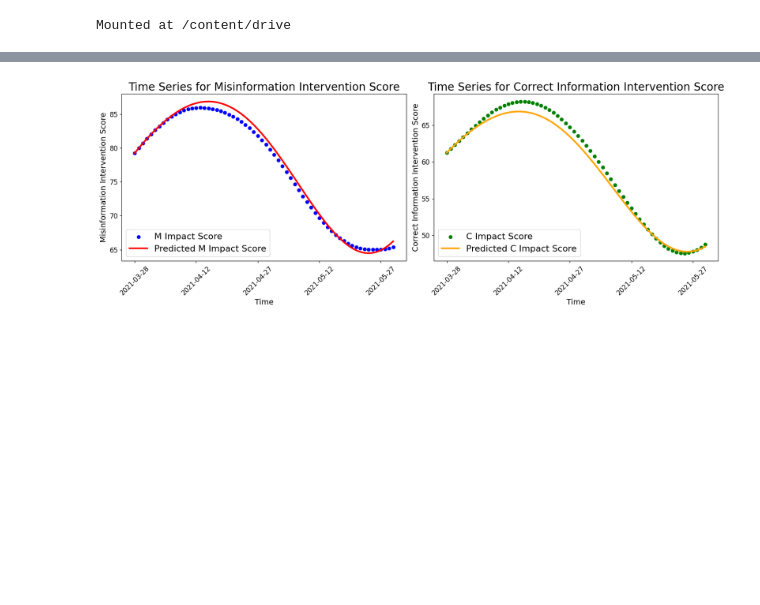
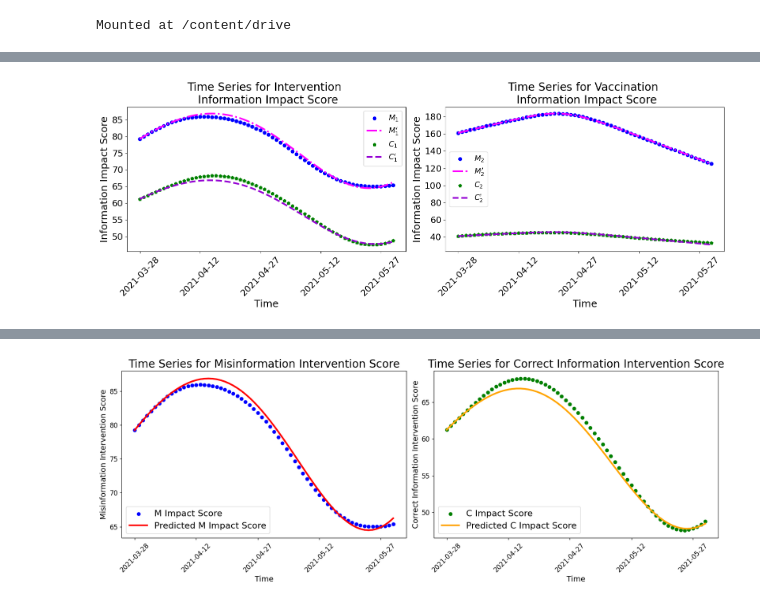
Before and after one commit to Nancy-Shi/Misinformation_DNN_Model, a Jupyter notebook: Plot_Beta_and_Nu_Series_First_Wave.ipynb, the cells around one changed output, grey strips where cells are left out. Cells and saved outputs as stored; diff of their text form; code cells hidden in the pictures; blank space fills up the shorter version.

```diff
--- a/Plot_Beta_and_Nu_Series_First_Wave.ipynb
+++ b/Plot_Beta_and_Nu_Series_First_Wave.ipynb
@@ -44,3 +45,37 @@ plt.show()
+# %%
+plt.figure(figsize=(16, 6))
+
+# First subplot: Intervention Information
+plt.subplot(1, 2, 1)
+plt.scatter(df2["date"], df2["MScoreInter"], color="blue", marker='o', label=r'$M_1$')
+plt.plot(df2["date"], df2["PredMScoreInter"], linewidth=3, linestyle = "-.", color="magenta", label=r'$M^{\prime}_1$')
+plt.scatter(df2["date"], df2["CScoreInter"],  color="green", marker='p', label=r'$C_1$')
+plt.plot(df2["date"], df2["PredCScoreInter"], linewidth=3,  linestyle = "--",color="darkviolet", label=r'$C^{\prime}_1$')
+plt.title(f"Time Series for Intervention \n Information Impact Score", fontsize=20)
+plt.legend(prop={"size": 14}, loc="upper right")
+plt.xlabel('Time', fontsize=18)
+plt.ylabel('Information Impact Score', fontsize=18)
+plt.xticks(ticks=df2["date"][::15], rotation=45, fontsize=16)
+plt.yticks(fontsize=16)
+
+
+# First subplot: Vaccine Information
+plt.subplot(1, 2, 2)
+plt.scatter(df3["date"], df3["MScoreVac"], color="blue", marker='o', label=r'$M_2$')
+plt.plot(df3["date"], df3["PredMScoreVac"], linewidth=3,linestyle = "-.", color="magenta", label=r'$M^{\prime}_2$')
+plt.scatter(df3["date"], df3["CScoreVac"],  color="green", marker='p', label=r'$C_2$')
+plt.plot(df3["date"], df3["PredCScoreVac"], linewidth=3, linestyle = "--", color="darkviolet", label=r'$C^{\prime}_2$')
+plt.title(f"Time Series for Vaccination \n Information Impact Score", fontsize=20)
+plt.legend(prop={"size": 14}, loc="center left")
+plt.xlabel('Time', fontsize=18)
+plt.ylabel('Information Impact Score', fontsize=18)
+plt.xticks(ticks=df3["date"][::15], rotation=45, fontsize=16)
+plt.yticks(fontsize=16)
+
+plt.tight_layout()
+plt.show()
+# %% [output]
+[figure, added]
 # %%
 plt.figure(figsize=(16, 6))
 
```
Also changed, not shown: parts of 4 cells of this notebook.
